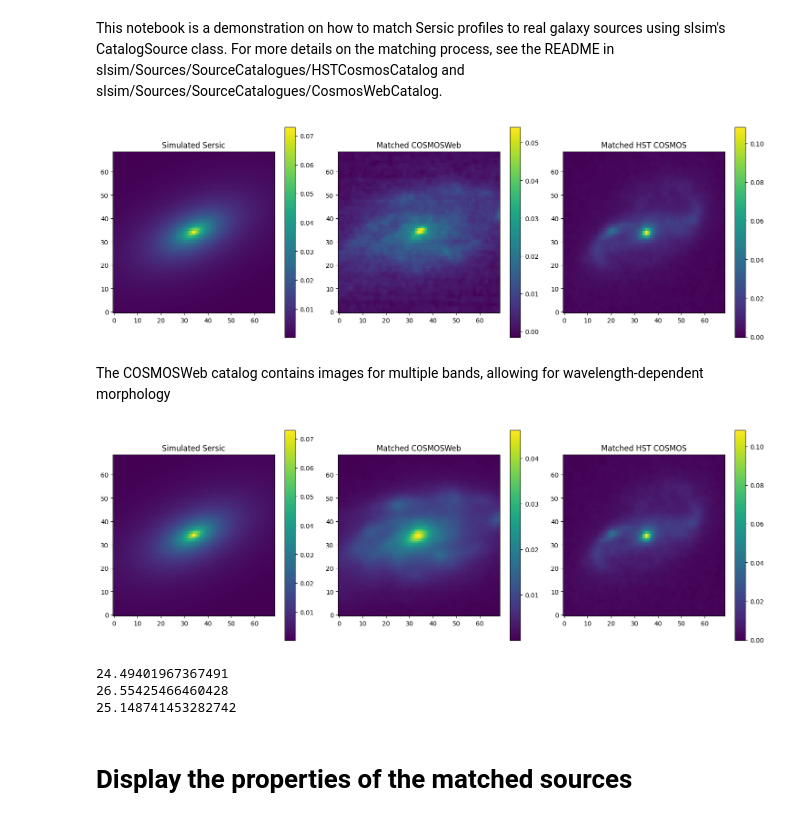
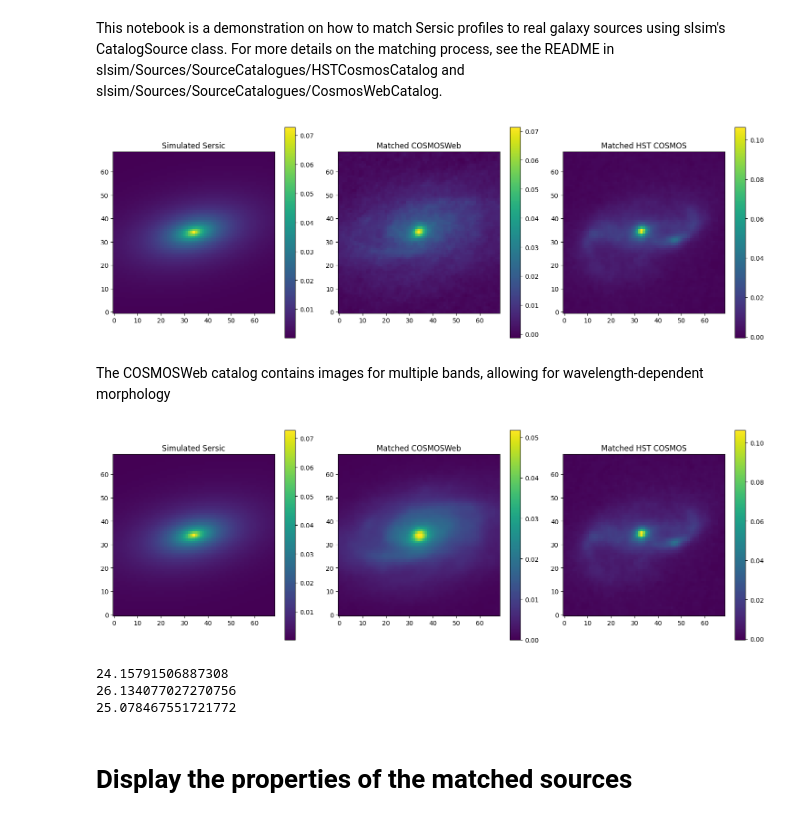
Before and after one commit to LSST-strong-lensing/slsim, a Jupyter notebook: notebooks/sersic_to_real_galaxy_source_matching.ipynb, the cells around one changed output. Drawn from its saved outputs; the diff is of its cells as text; code cells hidden in the pictures.

```diff
--- a/notebooks/sersic_to_real_galaxy_source_matching.ipynb
+++ b/notebooks/sersic_to_real_galaxy_source_matching.ipynb
@@ -154,38 +154,38 @@ def plot_images(image_list):
 # %%
 # build source dict for SLSIM
 source_dict = {
     "z": 0.5,
     "mag_g": 21.3,
     "mag_r": 21.3,
     "mag_i": 21.3,
     "mag_z": 21.3,
     "mag_y": 21.3,
     "n_sersic": 1.4,
     "angular_size": 0.52,  # arcseconds
-    "e1": -0.21697001616620306,
-    "e2": 0.240998265256000574,
+    "e1": -0.31697001616620306,
+    "e2": 0.140998265256000574,
     "center_x": 0.0,
     "center_y": 0.0,
 }
 
 image_list, lens_classes = simulate_images(source_dict, band="g")
 plot_images(image_list)
 # %% [output]
-[figure, old version]
+[figure, new version]
 # %% [markdown]
 The COSMOSWeb catalog contains images for multiple bands, allowing for wavelength-dependent morphology
 # %%
 image_list, lens_classes = simulate_images(source_dict, band="z")
 plot_images(image_list)
 # %% [output]
-[figure, old version]
+[figure, new version]
 # %%
 for image in image_list:
     print(np.sum(image))
 # %% [output]
-24.49401967367491
-26.55425466460428
-25.148741453282742
+24.15791506887308
+26.134077027270756
+25.078467551721772
 # %% [markdown]
 # Display the properties of the matched sources
 # %%
```
Also changed, not shown: parts of 1 cell of this notebook, 2 other files.
